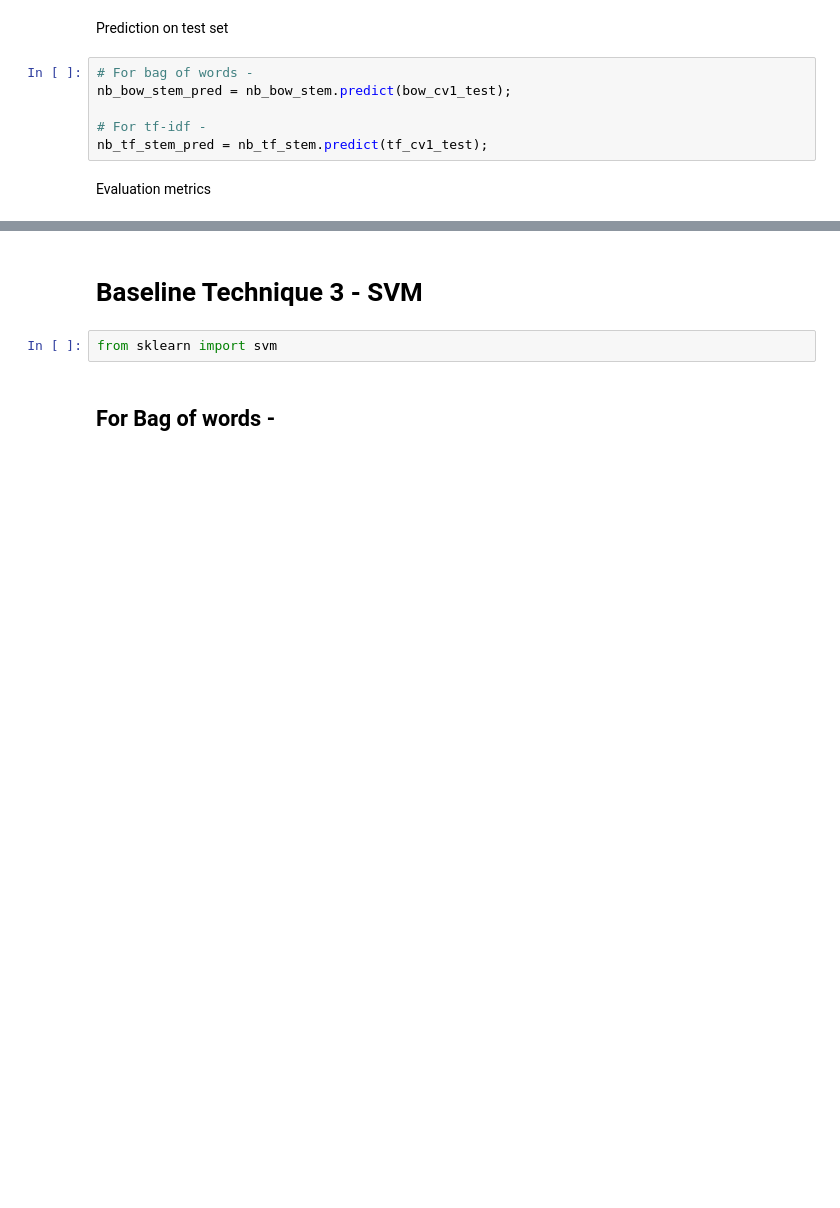
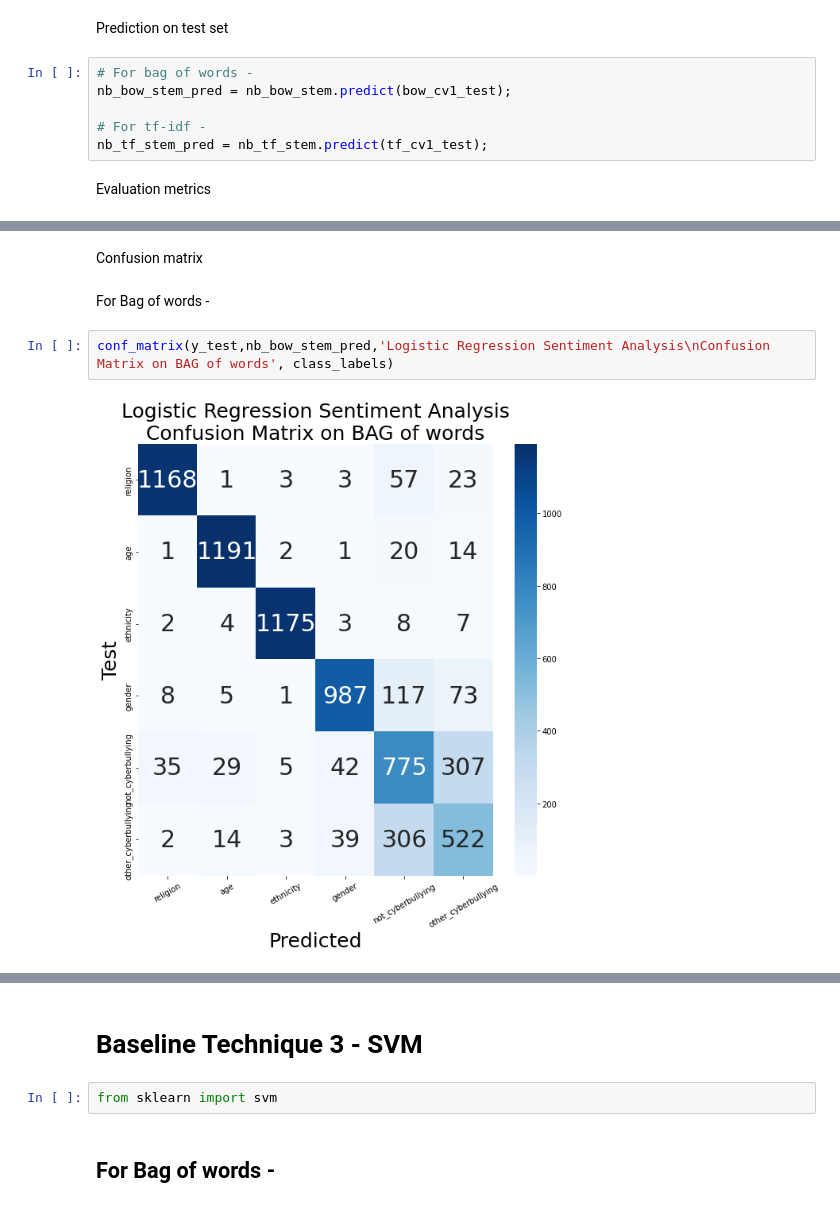
Before and after one commit to vishal19217/CyberBullying_Sentiment_Analysis, a Jupyter notebook: Preprocessing3.ipynb, the cells around one changed output, grey strips where cells are left out. Drawn from its saved outputs; the diff is of its cells as text; blank space fills up the shorter version.

```diff
--- a/Preprocessing3.ipynb
+++ b/Preprocessing3.ipynb
@@ -1227,0 +1254,8 @@ weighted avg       0.84      0.84      0.84      6953
+# %% [markdown]
+Confusion matrix
+# %% [markdown]
+For Bag of words -
+# %%
+conf_matrix(y_test,nb_bow_stem_pred,'Logistic Regression Sentiment Analysis\nConfusion Matrix on BAG of words', class_labels)
+# %% [output]
+[figure, added]
```
Also changed, not shown: parts of 31 cells of this notebook.
